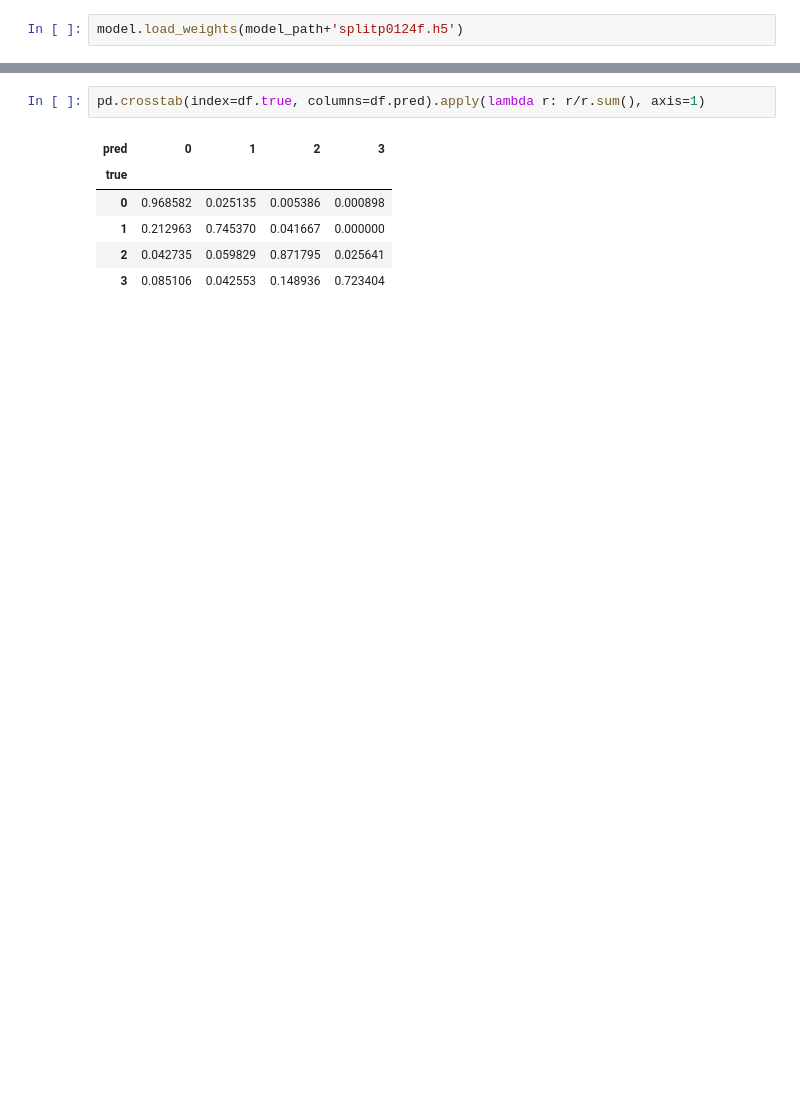
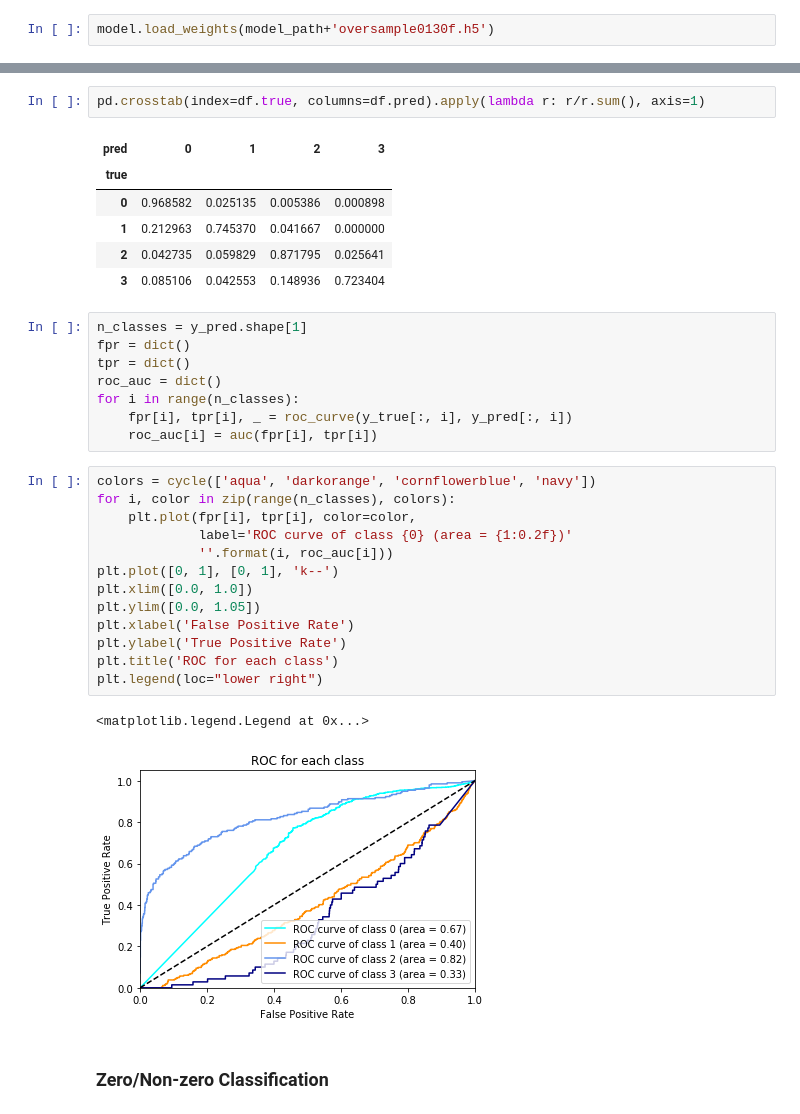
Before and after one commit to wenshuoliu/DLproj, a Jupyter notebook: UC_colonoscopy/scratch.ipynb, the cells around one changed output, grey strips where cells are left out. Saved outputs shown, nothing was run; the diff lists cells and outputs as text; blank space fills up the shorter version.

```diff
--- a/UC_colonoscopy/scratch.ipynb
+++ b/UC_colonoscopy/scratch.ipynb
@@ -226,5 +221,5 @@ plt.plot(history['lr'])
 # %%
-model.load_weights(model_path+'splitp0124f.h5')
+model.load_weights(model_path+'oversample0130f.h5')
 # %%
 y_pred = model.predict_generator(validation_generator)
 y_pred_class = y_pred.argmax(axis=1)
@@ -279,3 +268,29 @@ pd.crosstab(index=df.true, columns=df.pred).apply(lambda r: r/r.sum(), axis=1)
 | 1 | 0.212963 | 0.745370 | 0.041667 | 0.000000 |
 | 2 | 0.042735 | 0.059829 | 0.871795 | 0.025641 |
 | 3 | 0.085106 | 0.042553 | 0.148936 | 0.723404 |
+# %%
+n_classes = y_pred.shape[1]
+fpr = dict()
+tpr = dict()
+roc_auc = dict()
+for i in range(n_classes):
+    fpr[i], tpr[i], _ = roc_curve(y_true[:, i], y_pred[:, i])
+    roc_auc[i] = auc(fpr[i], tpr[i])
+# %%
+colors = cycle(['aqua', 'darkorange', 'cornflowerblue', 'navy'])
+for i, color in zip(range(n_classes), colors):
+    plt.plot(fpr[i], tpr[i], color=color,
+             label='ROC curve of class {0} (area = {1:0.2f})'
+             ''.format(i, roc_auc[i]))
+plt.plot([0, 1], [0, 1], 'k--')
+plt.xlim([0.0, 1.0])
+plt.ylim([0.0, 1.05])
+plt.xlabel('False Positive Rate')
+plt.ylabel('True Positive Rate')
+plt.title('ROC for each class')
+plt.legend(loc="lower right")
+# %% [output]
+<matplotlib.legend.Legend at 0x...>
+[figure, added]
+# %% [markdown]
+### Zero/Non-zero Classification
```
Also changed, not shown: parts of 22 cells of this notebook, 3 other files.
